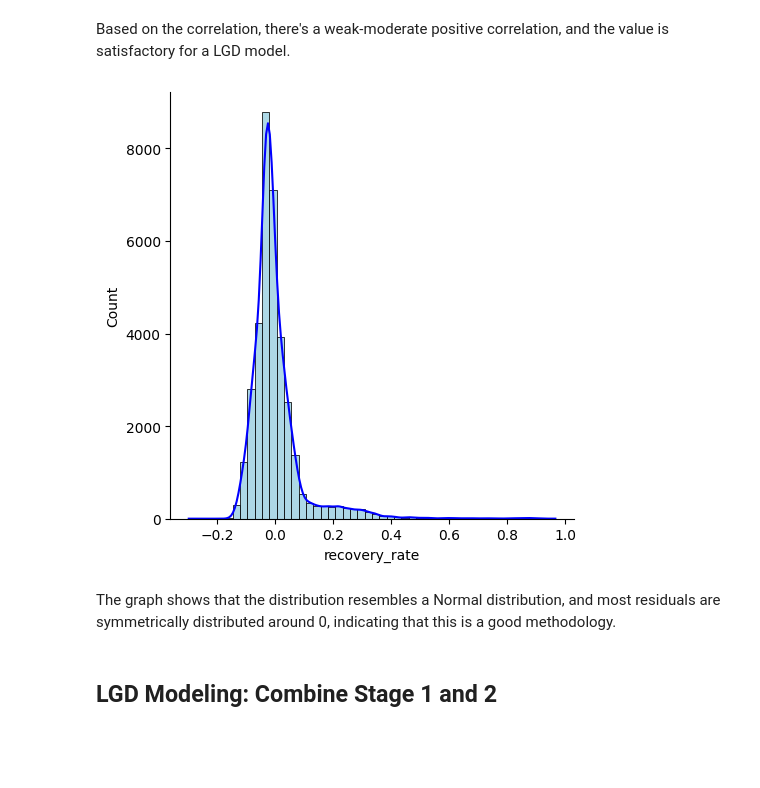
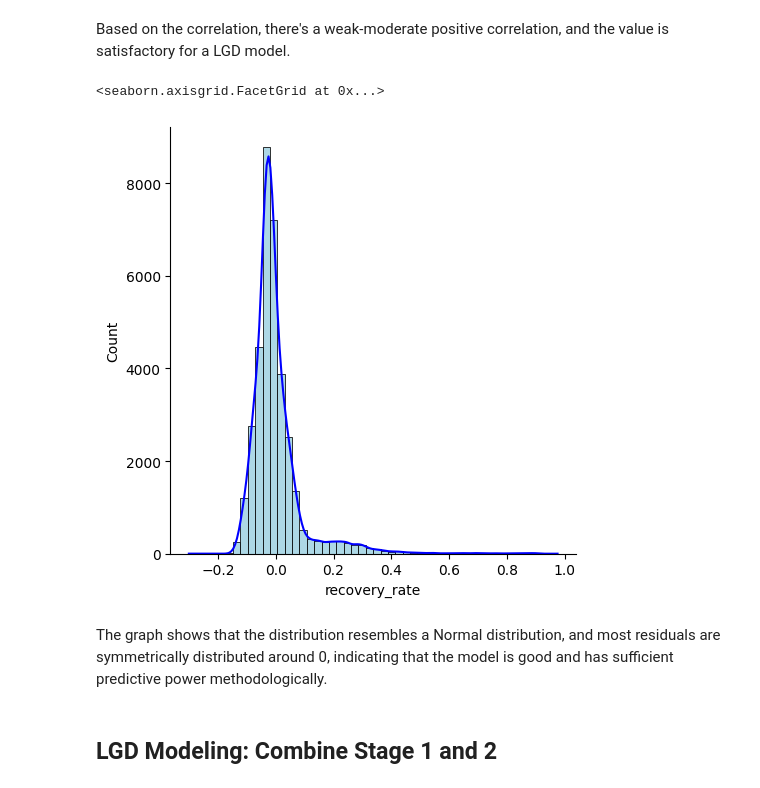
Before and after one commit to z252zhu/Credit-Risk-Modeling-on-Loan-Data, a Jupyter notebook: Credit Risk Modeling - LGD & EAD Model.ipynb, the cells around one changed output. Saved outputs shown, nothing was run; the diff lists cells and outputs as text; code cells hidden in the pictures; blank space fills up the shorter version.

```diff
--- a/Credit Risk Modeling - LGD & EAD Model.ipynb
+++ b/Credit Risk Modeling - LGD & EAD Model.ipynb
@@ -603,11 +598,12 @@ Based on the correlation, there's a weak-moderate positive correlation, and the
 # %%
 import seaborn as sns
 
-ax = sns.displot(lgd_targets_stage2_test - y_hat_test_lgd_stage2, kde = True, color = 'blue', bins = 50, facecolor = 'lightblue', edgecolor = 'black')
+sns.displot(lgd_targets_stage2_test - y_hat_test_lgd_stage2, kde = True, color = 'blue', bins = 50, facecolor = 'lightblue', edgecolor = 'black')
 # %% [output]
+<seaborn.axisgrid.FacetGrid at 0x...>
-[figure, old version]
+[figure, new version]
 # %% [markdown]
-The graph shows that the distribution resembles a Normal distribution, and most residuals are symmetrically distributed around 0, indicating that this is a good methodology.
+The graph shows that the distribution resembles a Normal distribution, and most residuals are symmetrically distributed around 0, indicating that the model is good and has sufficient predictive power methodologically.
 # %% [markdown]
 ## LGD Modeling: Combine Stage 1 and 2
 # %% [markdown]
```
Also changed, not shown: parts of 41 cells of this notebook.
